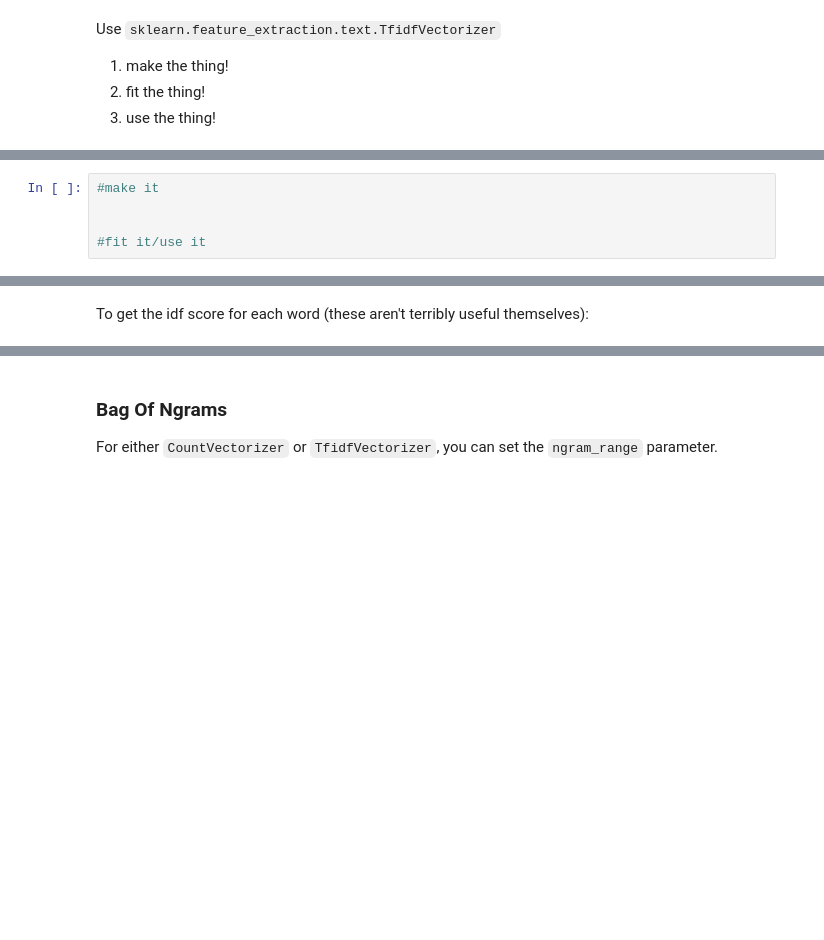
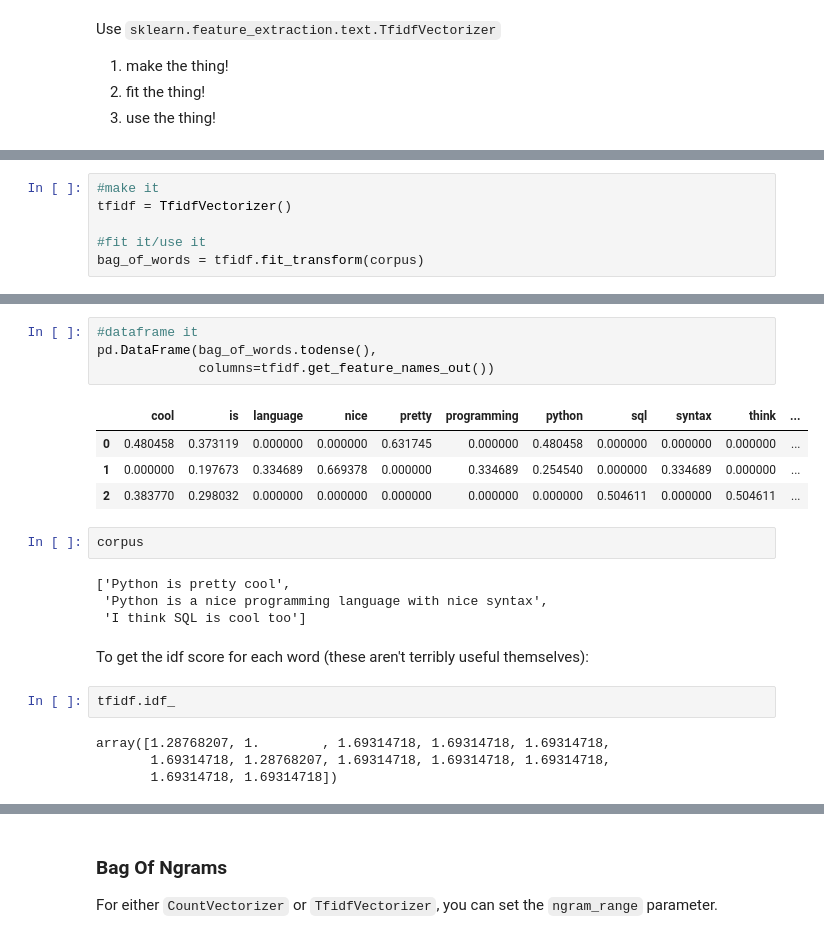
Before and after one commit to CodeupClassroom/pagel-nlp, a Jupyter notebook: modeling_lesson.ipynb, the cells around one changed output, grey strips where cells are left out. Cells and saved outputs as stored; diff of their text form; blank space fills up the shorter version.

```diff
--- a/modeling_lesson.ipynb
+++ b/modeling_lesson.ipynb
@@ -162,5 +228,6 @@ Use `sklearn.feature_extraction.text.TfidfVectorizer`
 # %%
 #make it
-
+tfidf = TfidfVectorizer()
 
 #fit it/use it
+bag_of_words = tfidf.fit_transform(corpus)
@@ -169,5 +251,26 @@ Use `sklearn.feature_extraction.text.TfidfVectorizer`
+# %%
+#dataframe it
+pd.DataFrame(bag_of_words.todense(),
+             columns=tfidf.get_feature_names_out())
+# %% [output]
+|  | cool | is | language | nice | pretty | programming | python | sql | syntax | think | ... |
+| 0 | 0.480458 | 0.373119 | 0.000000 | 0.000000 | 0.631745 | 0.000000 | 0.480458 | 0.000000 | 0.000000 | 0.000000 | ... |
+| 1 | 0.000000 | 0.197673 | 0.334689 | 0.669378 | 0.000000 | 0.334689 | 0.254540 | 0.000000 | 0.334689 | 0.000000 | ... |
+| 2 | 0.383770 | 0.298032 | 0.000000 | 0.000000 | 0.000000 | 0.000000 | 0.000000 | 0.504611 | 0.000000 | 0.504611 | ... |
+# %%
+corpus
+# %% [output]
+['Python is pretty cool',
+ 'Python is a nice programming language with nice syntax',
+ 'I think SQL is cool too']
 # %% [markdown]
 To get the idf score for each word (these aren't terribly useful themselves):
+# %%
+tfidf.idf_
+# %% [output]
+array([1.28768207, 1.        , 1.69314718, 1.69314718, 1.69314718,
+       1.69314718, 1.28768207, 1.69314718, 1.69314718, 1.69314718,
+       1.69314718, 1.69314718])
 # %%
 # zip: put these two things of the same length together
 # dict: turn those two associated things into a k: v pair
```
Also changed, not shown: parts of 75 cells of this notebook.
